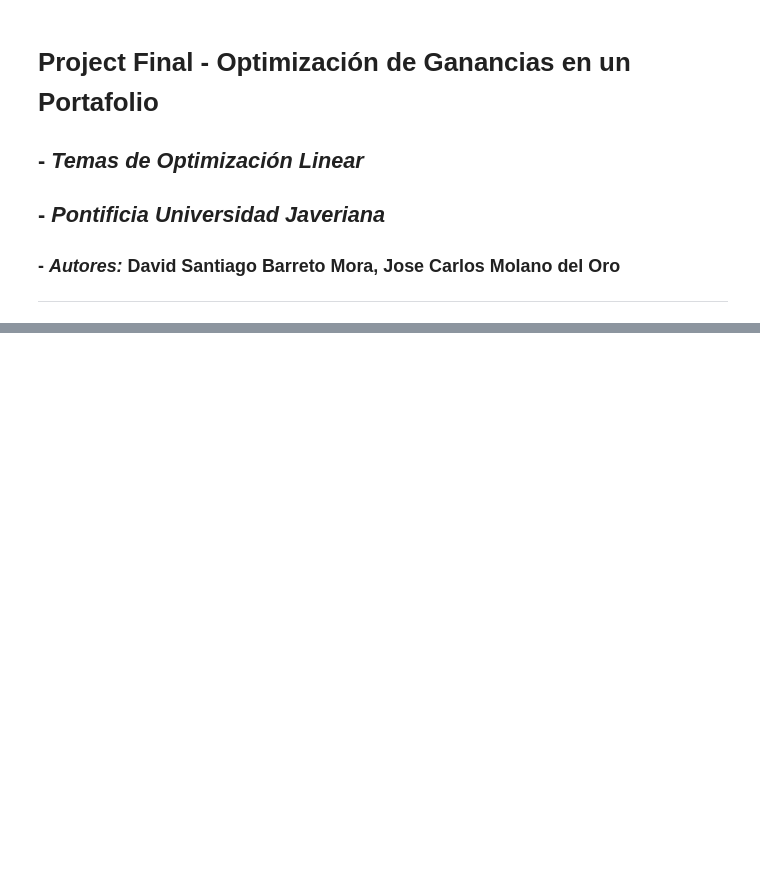
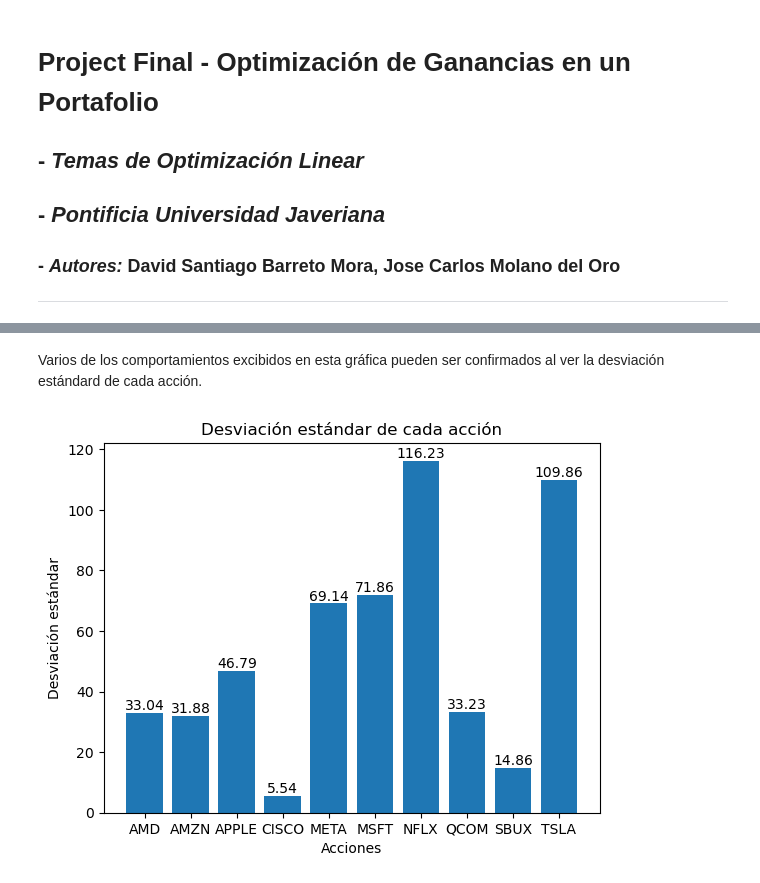
Before and after one commit to Exynix/DataAnalytics, a Jupyter notebook: Linear Optimization/Project/Proyecto_Barreto_Molano.ipynb, the cells around one changed output, grey strips where cells are left out. Cells and saved outputs as stored; diff of their text form; code cells hidden in the pictures; blank space fills up the shorter version.

```diff
--- a/Linear Optimization/Project/Proyecto_Barreto_Molano.ipynb
+++ b/Linear Optimization/Project/Proyecto_Barreto_Molano.ipynb
@@ -42,0 +434,20 @@ Para cada histórico de cada acción, se tienen las siguientes columnas:
+# %% [markdown]
+Varios de los comportamientos excibidos en esta gráfica pueden ser confirmados al ver la desviación estándard de cada acción.
+# %%
+# Visualizamos la desviación estándar de cada acción, de la columna "Close/Last" en una gráfica de barras.
+
+# Creamos una lista con las desviaciones estándar de cada acción
+std_values = [amd_df["Close/Last"].std(), amzn_df["Close/Last"].std(), apple_df["Close/Last"].std(), csco_df["Close/Last"].std(), meta_df["Close/Last"].std(), msft_df["Close/Last"].std(), nflx_df["Close/Last"].std(), qcom_df["Close/Last"].std(), sbux_df["Close/Last"].std(), tsla_df["Close/Last"].std()]
+# Creamos una gráfica de barras con las desviaciones estándar de cada acción.
+bars = plt.bar(companies, std_values)
+
+for bar in bars:
+    yval = bar.get_height()
+    plt.text(bar.get_x() + bar.get_width()/2.0, yval, round(yval, 2), va='bottom', ha='center')  # ha: horizontal alignment
+
+plt.title("Desviación estándar de cada acción")
+plt.xlabel("Acciones")
+plt.ylabel("Desviación estándar")
+plt.show()
+# %% [output]
+[figure, added]
```
Also changed, not shown: parts of 50 cells of this notebook, 3 other files.
